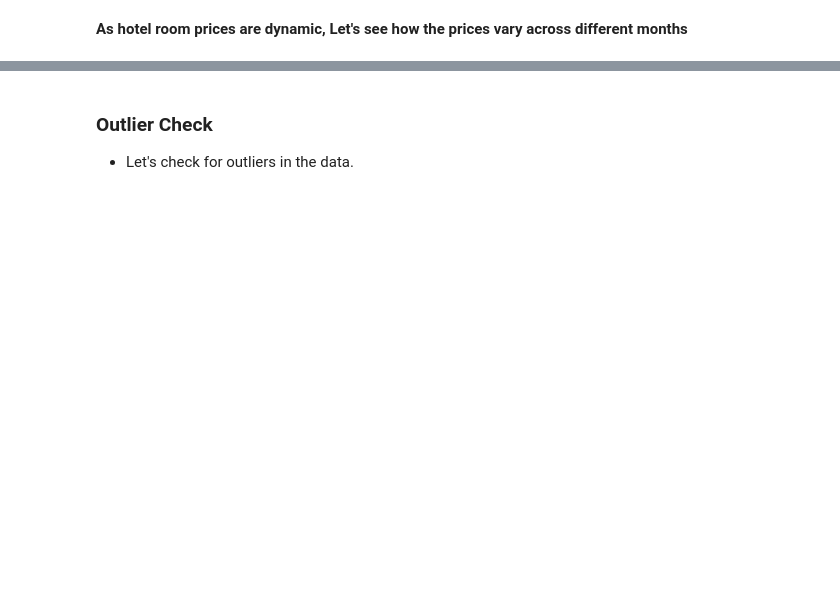
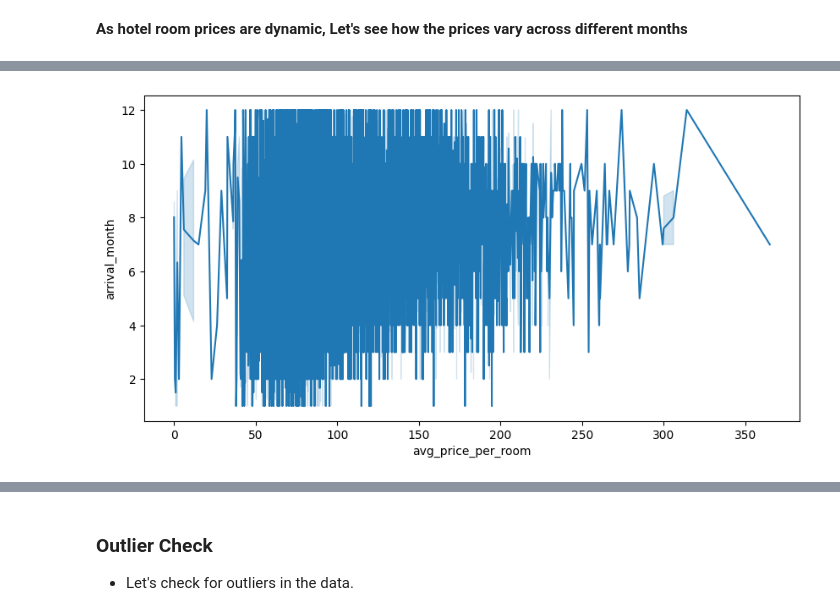
Before and after one commit to CoderSales/machine-learning-classification, a Jupyter notebook: Project_SLC_DSBA_INNHotels_LowCode_%281%29.ipynb, the cells around one changed output, grey strips where cells are left out. Cells and saved outputs as stored; diff of their text form; code cells hidden in the pictures; blank space fills up the shorter version.

```diff
--- a/Project_SLC_DSBA_INNHotels_LowCode_%281%29.ipynb
+++ b/Project_SLC_DSBA_INNHotels_LowCode_%281%29.ipynb
@@ -2583,4 +2697,6 @@ stacked_barplot('_______') ## Complete the code to plot stacked barplot for arri
 # %%
 plt.figure(figsize=(10, 5))
-sns.lineplot('_______') ## Complete the code to create lineplot between average price per room and arrival month
+sns.lineplot(stay_data, x="avg_price_per_room", y="arrival_month") ## Complete the code to create lineplot between average price per room and arrival month
 plt.show()
+# %% [output]
+[figure, added]
```
Also changed, not shown: parts of 19 cells of this notebook.
